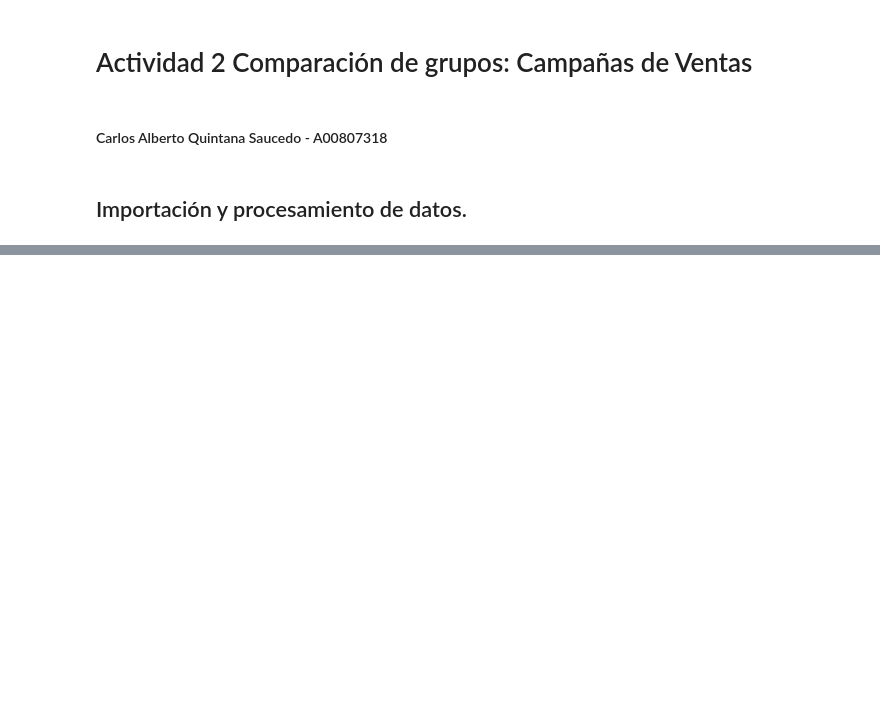
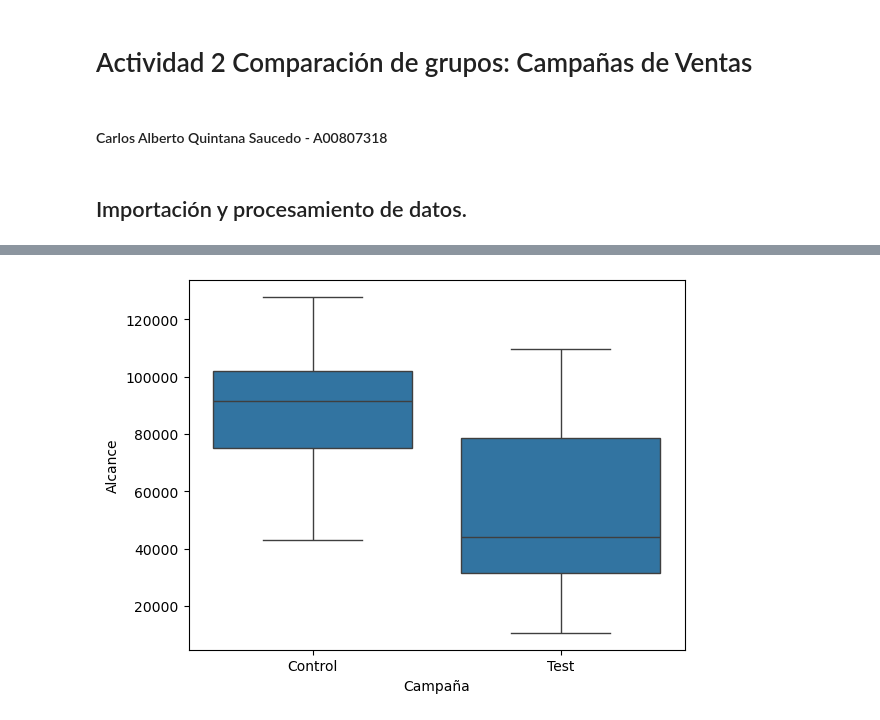
Before and after one commit to EGADE00807318/IN4036.50_GPO_CampanasPublicidad, a Jupyter notebook: A00807318_Actividad2.ipynb, the cells around one changed output, grey strips where cells are left out. Drawn from its saved outputs; the diff is of its cells as text; code cells hidden in the pictures; blank space fills up the shorter version.

```diff
--- a/A00807318_Actividad2.ipynb
+++ b/A00807318_Actividad2.ipynb
@@ -12,0 +239,5 @@ df = pd.read_csv('https://github.com/EGADE00807318/IN4036.50_EDA_Cervezas/raw/ma
+# %%
+# Se genera un diagrama de caja para comparar gráficamente los dos tipos de campaña respecto a la variable Gasto
+sns.boxplot(x = "Campaña", y = "Alcance", data = df);
+# %% [output]
+[figure, added]
```
Also changed, not shown: parts of 68 cells of this notebook.
